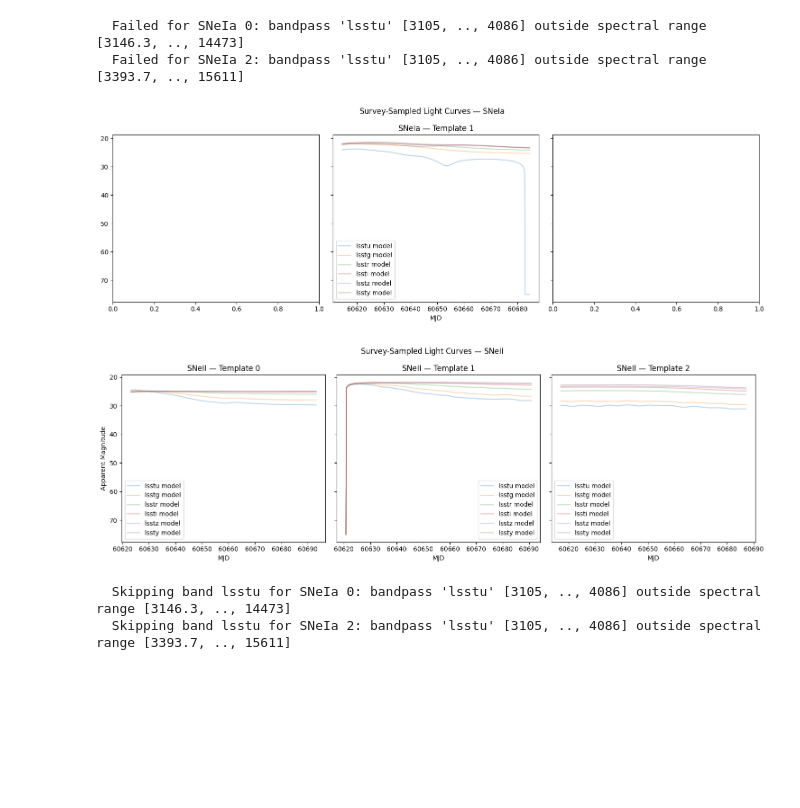
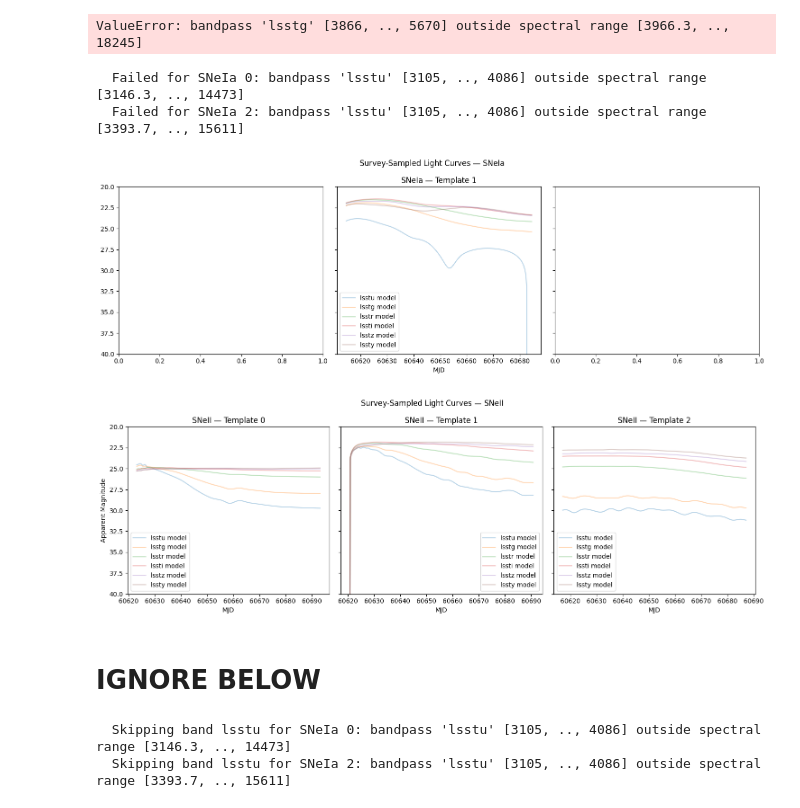
Before and after one commit to andra104/Rubin_Data_Preview_SNe, a Jupyter notebook: testing_LSST_comcam.ipynb, the cells around one changed output. Drawn from its saved outputs; the diff is of its cells as text; code cells hidden in the pictures; blank space fills up the shorter version.

```diff
--- a/testing_LSST_comcam.ipynb
+++ b/testing_LSST_comcam.ipynb
@@ -178,0 +193,5 @@ Simulated 111 SNeII between z = 0.1-1.0
+# %%
+bands = ["lsstg", "lsstr", "lssti", "lsstz", "lssty"]  # Drop lsstu
+dset = dataset.DataSet.from_targets_and_survey(snia, survey, discard_bands=["lsstu"])
+dset.data
+fig = dset.show_target_lightcurve(index=0)
@@ -179,3 +200,11 @@ Simulated 111 SNeII between z = 0.1-1.0
+# %%
+import skysurvey
+bands = ["lsstg", "lsstr", "lssti", "lsstz", "lssty"]  # Drop lsstu
+targets = skysurvey.TargetCollection([snia, snii])
+dset = skysurvey.DataSet.from_targets_and_survey(targets, survey, discard_bands=["lsstu","lsstg"])
+dset.data
+# %% [output]
+ValueError: bandpass 'lsstg' [3866, .., 5670] outside spectral range [3966.3, .., 18245]
 # %%
 def plot_sampled_lightcurves(pop, survey, title=""):
     from sncosmo import Model
@@ -212,36 +241,38 @@ def plot_sampled_lightcurves(pop, survey, title=""):
             times = np.linspace(params["t0"] - 10, params["t0"] + 60, 300)
             for band in bands:
                 try:
                     flux = model.bandflux(band, times, zp=25, zpsys="ab")
                     mag_model = -2.5 * np.log10(np.maximum(flux, 1e-20)) + 25
                     ax.plot(times, mag_model, label=f"{band} model", alpha=0.3)
                 except Exception as e:
                     continue
 
 
             ax.set_title(f"{title} — Template {ix}")
             ax.set_xlabel("MJD")
             if i == 0:
                 ax.set_ylabel("Apparent Magnitude")
             ax.invert_yaxis()
             ax.legend()
 
         except Exception as e:
             print(f"  Failed for {title} {ix}: {e}")
             continue
 
     plt.suptitle(f"Survey-Sampled Light Curves — {title}")
-    plt.ylim(340
+    plt.ylim(40, 20)
     plt.tight_layout()
     plt.show()
 
 plot_sampled_lightcurves(snia, survey, title="SNeIa")
 plot_sampled_lightcurves(snii, survey, title="SNeII")
 # %% [output]
   Failed for SNeIa 0: bandpass 'lsstu' [3105, .., 4086] outside spectral range [3146.3, .., 14473]
   Failed for SNeIa 2: bandpass 'lsstu' [3105, .., 4086] outside spectral range [3393.7, .., 15611]
-[figure, old version]
+[figure, new version]
-[figure, old version]
+[figure, new version]
+# %% [markdown]
+# IGNORE BELOW
 # %%
 import matplotlib.pyplot as plt
 import numpy as np
```
Also changed, not shown: parts of 3 cells of this notebook.
